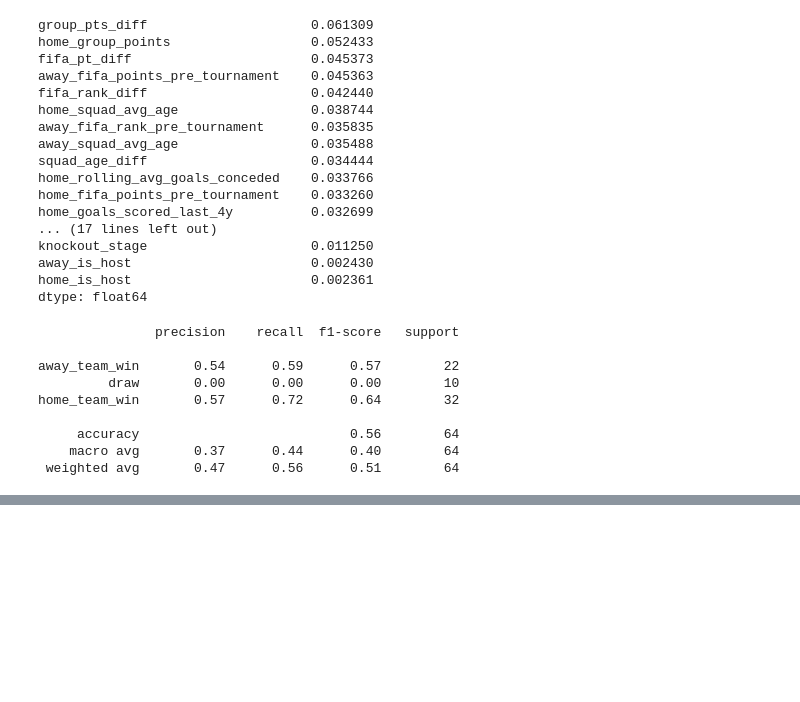
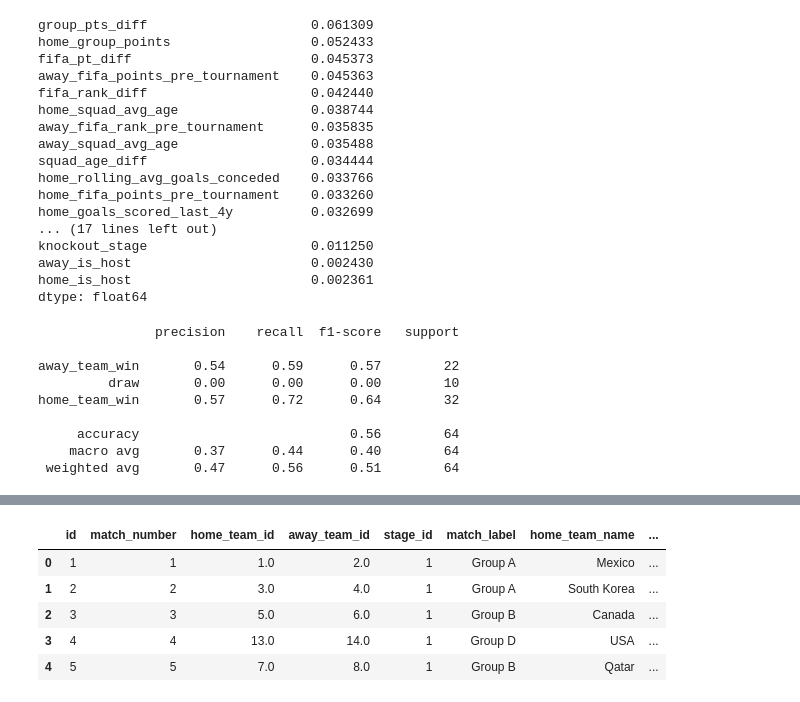
Before and after one commit to tonyinarula/World-Cup-2026-Predictive-Analysis, a Jupyter notebook: analysis.ipynb, the cells around one changed output, grey strips where cells are left out. Drawn from its saved outputs; the diff is of its cells as text; code cells hidden in the pictures; blank space fills up the shorter version.

Commit message:
Load areezvisram12 data and merge team table with match table

```diff
--- a/analysis.ipynb
+++ b/analysis.ipynb
@@ -1147,0 +1177,2 @@ test_2026['team_code'] = (
+# %%
+teams_2026 = pd.read_csv('data/areezvisram12/teams.csv')
@@ -1147,0 +1189,11 @@ test_2026['team_code'] = (
+# %%
+teams_2026 = teams_2026.replace({
+    'UEPD':'CZE',
+    'UEPA':'BIH',
+    'UEPC':'TUR',
+    'UEPB':'SWE',
+    'FP02':'IRQ',
+    'FP01':'COD'
+})
+# %%
+teams_2026 = teams_2026.drop(columns = 'is_placeholder')
@@ -1147,0 +1209,28 @@ test_2026['team_code'] = (
+# %%
+matches_2026 = (matches_2026
+                .merge(
+                    teams_2026.rename(columns = {
+                    'team_name':'home_team_name',
+                    'fifa_code':'home_team_code',
+                    'id':'home_team_id'
+                }),
+                on = 'home_team_id', how = 'left'
+                )
+                .merge(
+                    teams_2026.rename(columns = {
+                    'team_name':'away_team_name',
+                    'fifa_code':'away_team_code',
+                    'id':'away_team_id'
+                }),
+                on = 'away_team_id', how = 'left'
+                )
+)
+# %%
+matches_2026.head()
+# %% [output]
+|  | id | match_number | home_team_id | away_team_id | stage_id | match_label | home_team_name | ... |
+| 0 | 1 | 1 | 1.0 | 2.0 | 1 | Group A | Mexico | ... |
+| 1 | 2 | 2 | 3.0 | 4.0 | 1 | Group A | South Korea | ... |
+| 2 | 3 | 3 | 5.0 | 6.0 | 1 | Group B | Canada | ... |
+| 3 | 4 | 4 | 13.0 | 14.0 | 1 | Group D | USA | ... |
+| 4 | 5 | 5 | 7.0 | 8.0 | 1 | Group B | Qatar | ... |
```
Also changed, not shown: parts of 8 cells of this notebook.
